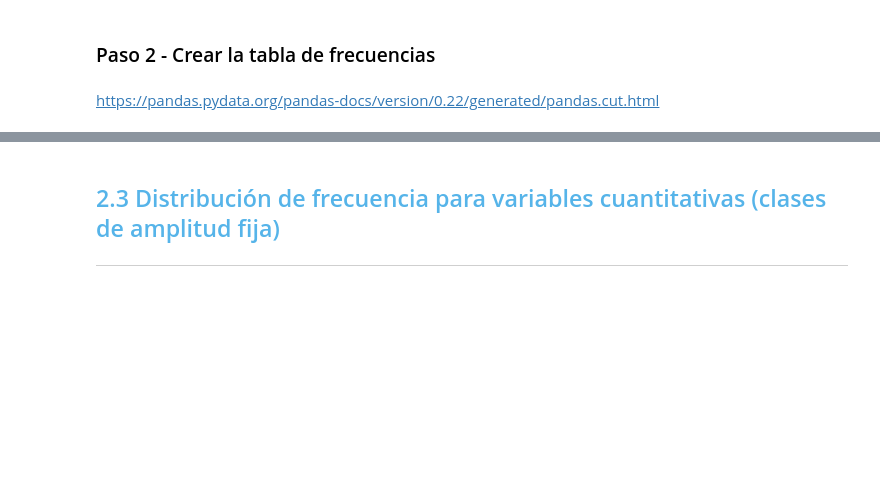
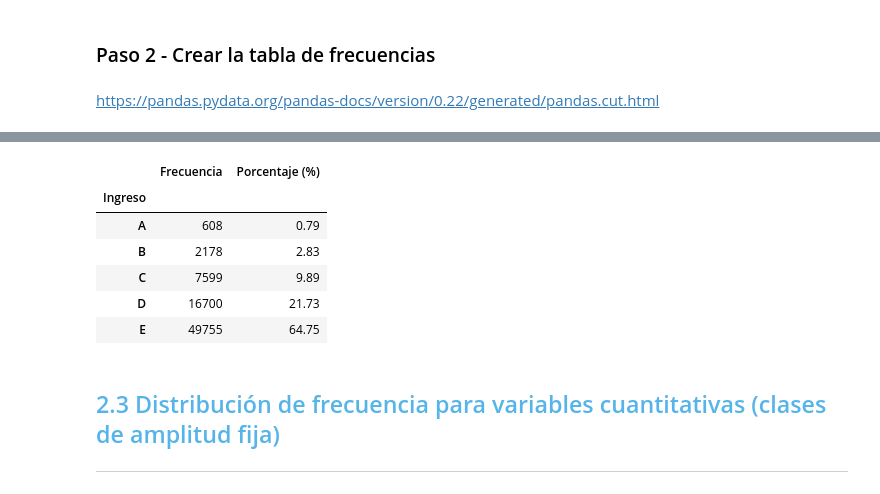
Before and after one commit to ivazquez-07/python_data_science_excersises, a Jupyter notebook: Curso-de-Estadistica-con-Python-Aula-1/Curso_de_Estadística_con_Python_1.ipynb, the cells around one changed output, grey strips where cells are left out. Saved outputs shown, nothing was run; the diff lists cells and outputs as text; code cells hidden in the pictures; blank space fills up the shorter version.

```diff
--- a/Curso-de-Estadistica-con-Python-Aula-1/Curso_de_Estadística_con_Python_1.ipynb
+++ b/Curso-de-Estadistica-con-Python-Aula-1/Curso_de_Estadística_con_Python_1.ipynb
@@ -351,3 +351,12 @@ label
 ### Paso 2 - Crear la tabla de frecuencias
 # %% [markdown]
 https://pandas.pydata.org/pandas-docs/version/0.22/generated/pandas.cut.html
+# %%
+frecuencia = pd.value_counts(pd.cut(x = datos.Ingreso,
+                                    bins = clases,
+                                    labels = label,
+                                    include_lowest = True))
+# %%
+frecuencia.sort_index(ascending = False, inplace = True)
+
+frecuencia
@@ -353,0 +372,7 @@ https://pandas.pydata.org/pandas-docs/version/0.22/generated/pandas.cut.html
+# %%
+porcentaje = (pd.value_counts(pd.cut(x = datos.Ingreso,
+                                    bins = clases,
+                                    labels = label,
+                                    include_lowest = True),
+                             normalize=True)*100).round(2)
+porcentaje.sort_values().astype(str) + ' %'
@@ -354,3 +388,16 @@ https://pandas.pydata.org/pandas-docs/version/0.22/generated/pandas.cut.html
+# %%
+dist_frec_cuantitativa_personalizada = pd.DataFrame({'Frecuencia': frecuencia,
+                                                     'Porcentaje (%)': porcentaje})
+dist_frec_cuantitativa_personalizada.sort_index(ascending = False, inplace = True)
+dist_frec_cuantitativa_personalizada
+# %% [output]
+|  | Frecuencia | Porcentaje (%) |
+| Ingreso |  |  |
+| A | 608 | 0.79 |
+| B | 2178 | 2.83 |
+| C | 7599 | 9.89 |
+| D | 16700 | 21.73 |
+| E | 49755 | 64.75 |
 # %% [markdown]
 ## <font color=#56B4E9>2.3 Distribución de frecuencia para variables cuantitativas (clases de amplitud fija)</font>
 ***
```
Also changed, not shown: parts of 7 cells of this notebook.
